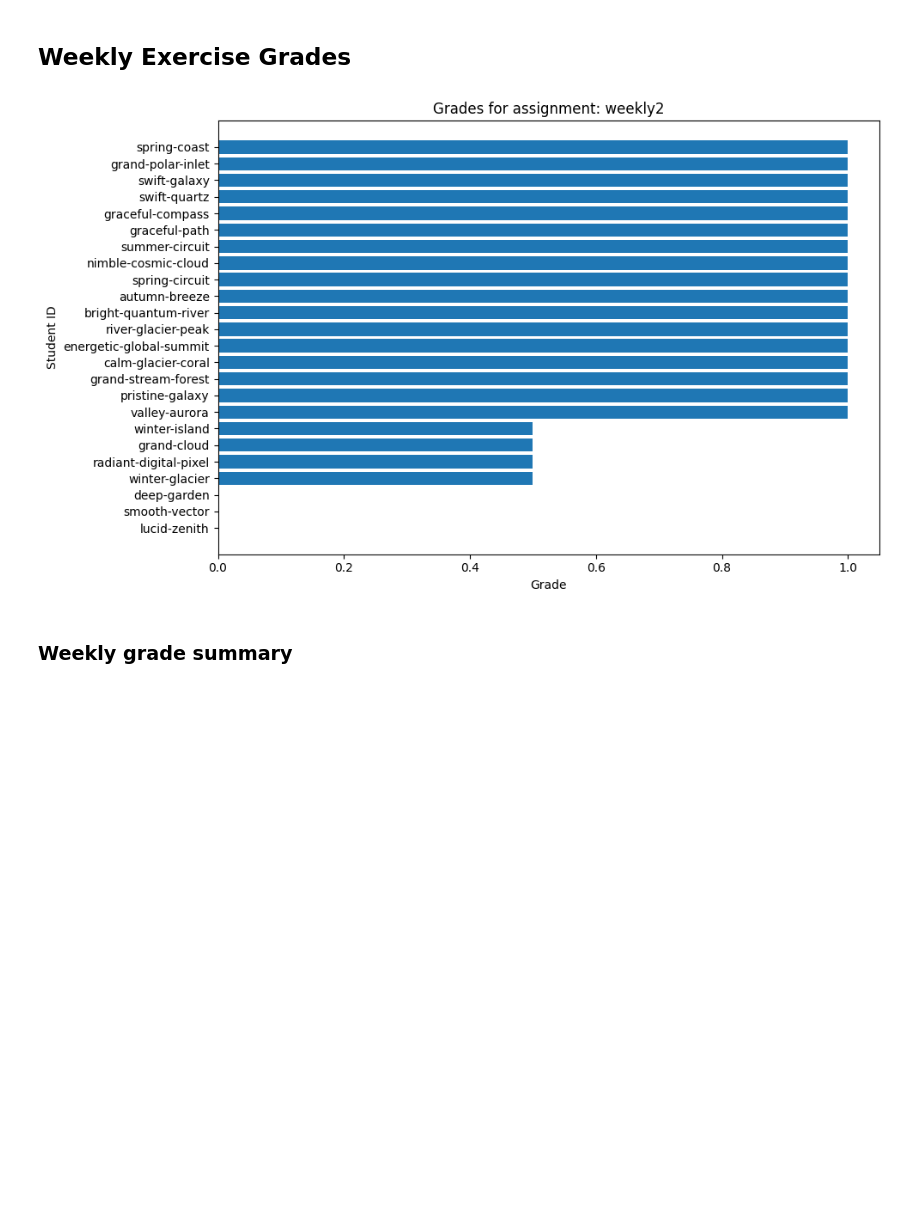
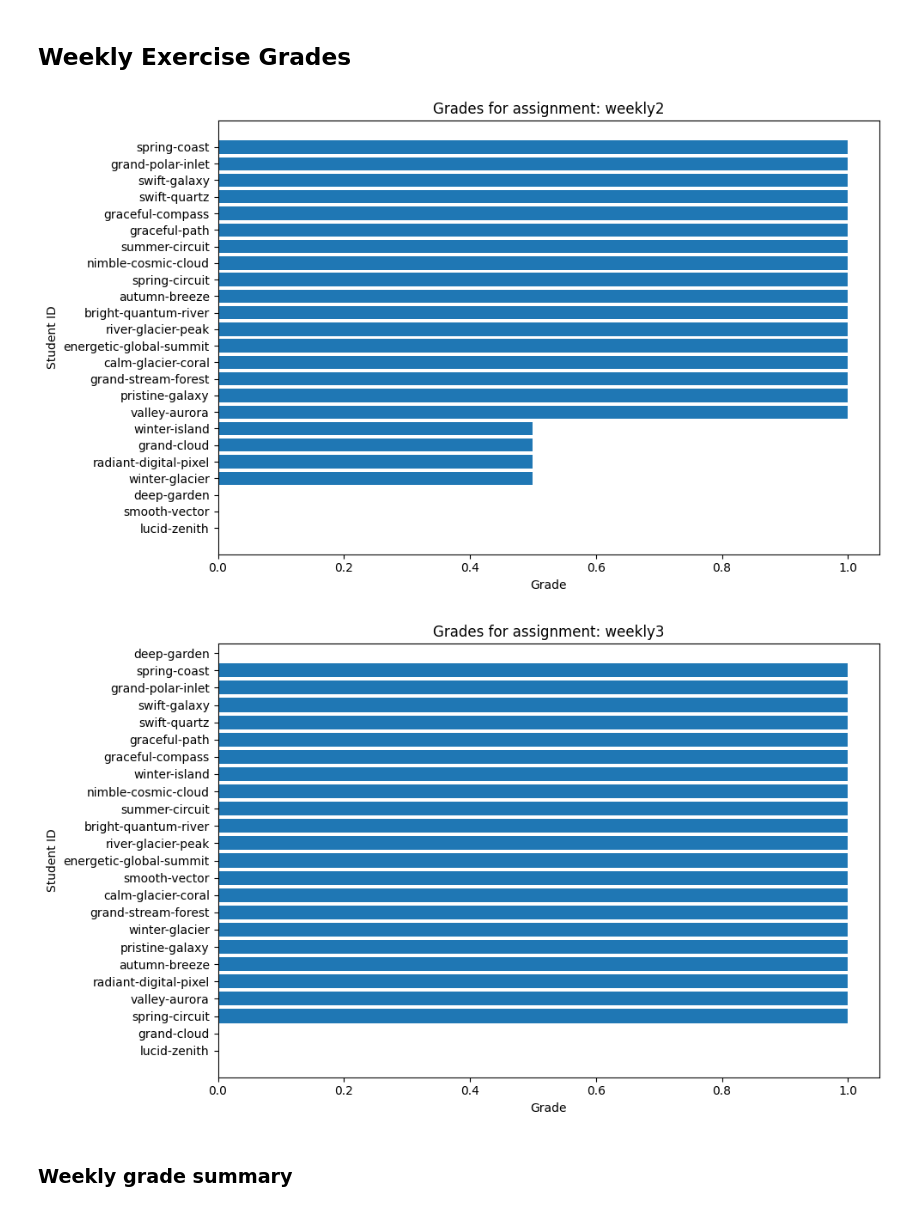
Before and after one commit to SU-IST407-SP25/student-grades, a Jupyter notebook: grade-overview.ipynb, the cells around one changed output. Cells and saved outputs as stored; diff of their text form; code cells hidden in the pictures; blank space fills up the shorter version.

```diff
--- a/grade-overview.ipynb
+++ b/grade-overview.ipynb
@@ -42,19 +50,20 @@ plt.show()
 # %% [markdown]
 ## Weekly Exercise Grades
 # %%
-weekly_grades = pd.read_csv("../auto_grader/grades/SU-IST407-SP25/master/all_weekly_grades.csv")
+weekly_grades = pd.read_csv("../IST407/grades/SU-IST407-SP25/master/all_weekly_grades.csv")
 final_weekly = weekly_grades.merge(roster,left_on="Student",right_on="github_id").drop(["Student","github_id"],axis=1)
-for col in [x for x in grades.columns if x!="Student"]:
+for col in [x for x in weekly_grades.columns if x!="Student"]:
     df = final_weekly.sort_values(col)  # Changed to True for better readability
     plt.figure(figsize=(10,6))  # Added to make labels more readable
     plt.barh(df["public_id"], df[col])
     plt.title(f"Grades for assignment: {col}")
     plt.xlabel("Grade")
     plt.ylabel("Student ID")
     plt.tight_layout()  # Added to prevent label cutoff
     plt.show()
 # %% [output]
 [figure]
+[figure, added]
 # %% [markdown]
 ### Weekly grade summary
 # %%
```
Also changed, not shown: parts of 6 cells of this notebook.
